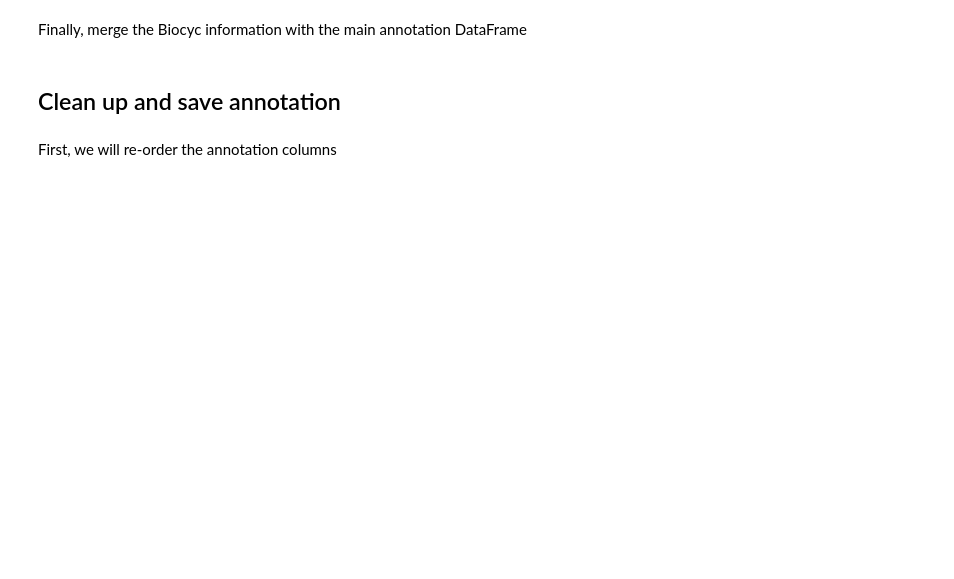
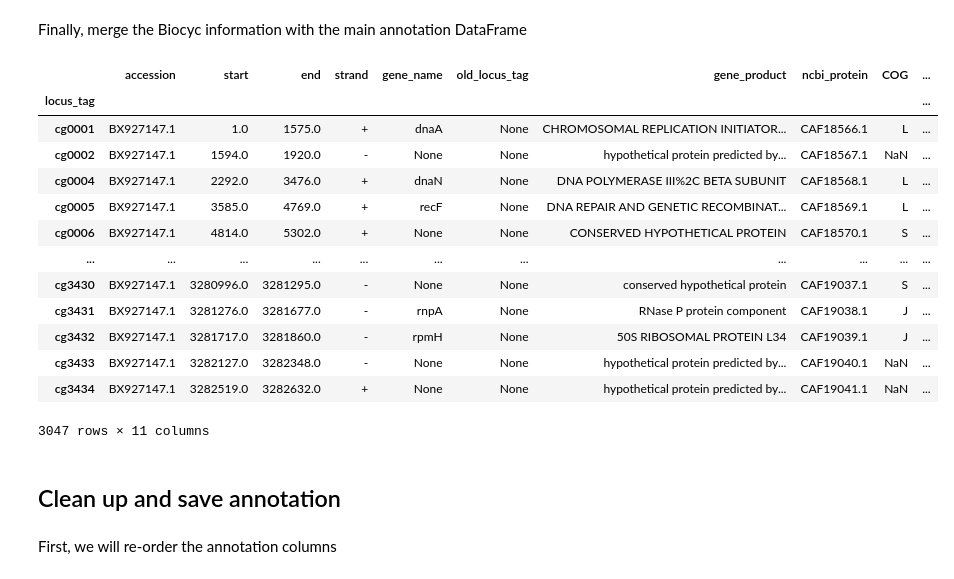
Before and after one commit to XuwenAmyLou/modulome-C_Glutamicum_Microarray_clean, a Jupyter notebook: 7_characterizing_imodulons/1_create_the_gene_table.ipynb, the cells around one changed output. Cells and saved outputs as stored; diff of their text form; code cells hidden in the pictures; blank space fills up the shorter version.

```diff
--- a/7_characterizing_imodulons/1_create_the_gene_table.ipynb
+++ b/7_characterizing_imodulons/1_create_the_gene_table.ipynb
@@ -375,0 +354,11 @@ DF_biocyc.head()
+# %%
+biocyc_file = os.path.join('/Users/louxuwen/Desktop/Documents/GitHub/modulome-C_Glutamicum_Microarray_clean/7_characterizing_imodulons/Data/biocyc_annotations.txt')
+#biocyc_file = os.path.join('..','data','external','biocyc_annotations.txt')
+
+DF_biocyc = pd.read_csv(biocyc_file,sep='\t')
+# %%
+# Remove genes with no accession
+DF_biocyc = DF_biocyc[DF_biocyc['Accession-2'].notnull()]
+
+# Set the accession (i.e. locus tag) as index
+DF_biocyc = DF_biocyc.set_index('Accession-2').sort_values('Left-End-Position')
@@ -375,0 +368,5 @@ DF_biocyc.head()
+# %%
+# Reformat transcription units
+DF_biocyc['operon_list'] = DF_biocyc['Genes in same transcription unit'].apply(reformat_biocyc_tu)
+# %%
+DF_biocyc = DF_biocyc.drop(["Accession-1"], axis = 1)
@@ -392,6 +410,23 @@ DF_biocyc.head()
 Finally, merge the Biocyc information with the main annotation DataFrame
 # %%
 DF_annot['operon'] = DF_biocyc['operon']
+# %%
+DF_annot
+# %% [output]
+|  | accession | start | end | strand | gene_name | old_locus_tag | gene_product | ncbi_protein | COG | ... |
+| locus_tag |  |  |  |  |  |  |  |  |  | ... |
+| cg0001 | BX927147.1 | 1.0 | 1575.0 | + | dnaA | None | CHROMOSOMAL REPLICATION INITIATOR... | CAF18566.1 | L | ... |
+| cg0002 | BX927147.1 | 1594.0 | 1920.0 | - | None | None | hypothetical protein predicted by... | CAF18567.1 | NaN | ... |
+| cg0004 | BX927147.1 | 2292.0 | 3476.0 | + | dnaN | None | DNA POLYMERASE III%2C BETA SUBUNIT | CAF18568.1 | L | ... |
+| cg0005 | BX927147.1 | 3585.0 | 4769.0 | + | recF | None | DNA REPAIR AND GENETIC RECOMBINAT... | CAF18569.1 | L | ... |
+| cg0006 | BX927147.1 | 4814.0 | 5302.0 | + | None | None | CONSERVED HYPOTHETICAL PROTEIN | CAF18570.1 | S | ... |
+| ... | ... | ... | ... | ... | ... | ... | ... | ... | ... | ... |
+| cg3430 | BX927147.1 | 3280996.0 | 3281295.0 | - | None | None | conserved hypothetical protein | CAF19037.1 | S | ... |
+| cg3431 | BX927147.1 | 3281276.0 | 3281677.0 | - | rnpA | None | RNase P protein component | CAF19038.1 | J | ... |
+| cg3432 | BX927147.1 | 3281717.0 | 3281860.0 | - | rpmH | None | 50S RIBOSOMAL PROTEIN L34 | CAF19039.1 | J | ... |
+| cg3433 | BX927147.1 | 3282127.0 | 3282348.0 | - | None | None | hypothetical protein predicted by... | CAF19040.1 | NaN | ... |
+| cg3434 | BX927147.1 | 3282519.0 | 3282632.0 | + | None | None | hypothetical protein predicted by... | CAF19041.1 | NaN | ... |
+3047 rows × 11 columns
 # %% [markdown]
 ## Clean up and save annotation
 # %% [markdown]
```
Also changed, not shown: parts of 18 cells of this notebook, 6 other files.
